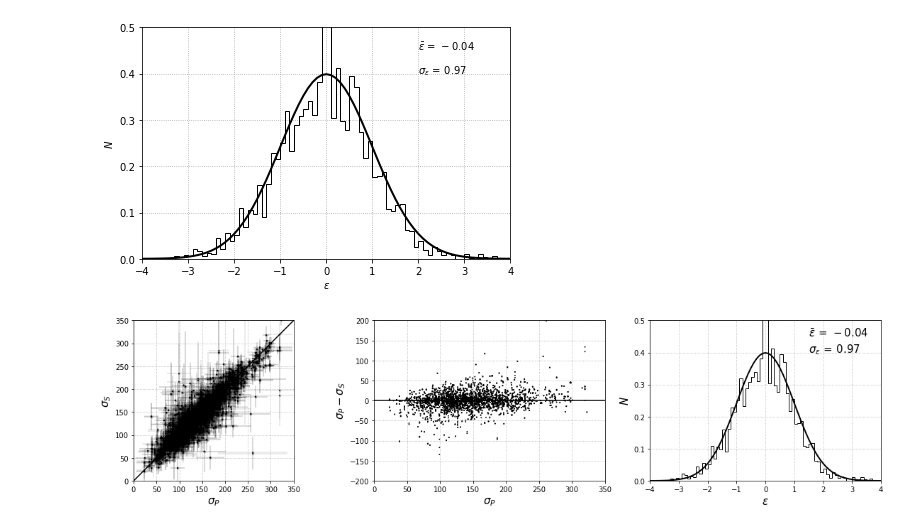
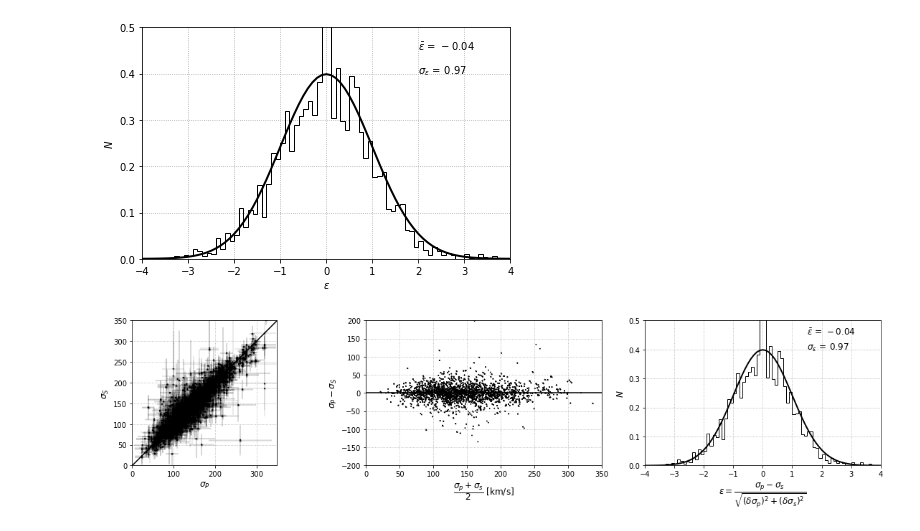
Before and after one commit to KSaid-1/DESI_fuji_FP, a Jupyter notebook: internal_consistency.ipynb, the cells around one changed output. Drawn from its saved outputs; the diff is of its cells as text; code cells hidden in the pictures.

```diff
--- a/internal_consistency.ipynb
+++ b/internal_consistency.ipynb
@@ -89,39 +89,39 @@ plt.show()
 # %%
 f_1, ((ax1, ax2, ax3)) = plt.subplots(nrows=1,ncols=3, figsize=(16, 4),sharex=False, sharey=False)
 ax1.set_ylim(0.0,350.0)
 ax1.set_xlim(0.0,350.0)
 xxx=[0,350];yyy=[0,350]
 ax1.errorbar(sigma_1,sigma_2,xerr=err_1,yerr=err_2,fmt=".k",alpha=0.1)
 ax1.scatter(sigma_1,sigma_2,color='black',edgecolor='none',s=3.5)
 ax1.plot(xxx,yyy,color="black")
 ax1.grid(b=True, which='both', color='0.65',linestyle=':')
 ax1.set_aspect(1)
-ax1.set_xlabel(r'$\sigma_{P}$',size=15)
-ax1.set_ylabel(r'$\sigma_{S}$',size=15)
+ax1.set_xlabel(r'$\sigma_{P}$',size=12)
+ax1.set_ylabel(r'$\sigma_{S}$',size=12)
 
 ax2.set_ylim(-200,200)
 ax2.set_xlim(0.0,350.0)
-ax2.scatter(sigma_1,sigma_1-sigma_2,color='black',edgecolor='none',s=3.5)
+ax2.scatter(((sigma_1+sigma_2)/2.),sigma_1-sigma_2,color='black',edgecolor='none',s=3.5)
 ax2.axhline(y=0.0,color="black")
 ax2.grid(b=True, which='both', color='0.65',linestyle=':')
-ax2.set_xlabel(r'$\sigma_{P}$',size=15)
-ax2.set_ylabel(r'$\sigma_{P} - \sigma_{S}$',size=15)
+ax2.set_xlabel(r'$\dfrac{\sigma_{p} + \sigma_{s}}{2}$ [km/s]',size=12)
+ax2.set_ylabel(r'$\sigma_{P} - \sigma_{S}$',size=12)
 #ax2.set_aspect(1)
 
 ax3.set_ylim(0.0,0.5)
 ax3.set_xlim(-4.0,4.0)
 events_prop, edges_prop, patches_prop = plt.hist(pull_pipe,bins=np.arange(-5.0,5.0,0.1),density=1,histtype='step',color='black',label='sigmastar_lamost vs. veldisp_sdss')#,label='Normalized uncorrected $P(r)$')#
 y = norm.pdf(edges_prop, 0.0, 1.0)
 l = ax3.plot(edges_prop, y, 'k', linewidth=2,label='Gaussian with mean 0 and $\sigma$ 1')#,label='Gaussian fit to the uncorrected $P(r)$')
 #plt.hist(pull_pipe,bins=arange(-5.0,5.0,0.1),color='black')
 ax3.grid(b=True, which='both', color='0.65',linestyle=':')
-ax3.set_xlabel(r'$\epsilon$',size=15)
-ax3.set_ylabel(r'$N$',size=15)
-ax3.text(1.5,0.45,r'$\bar{\epsilon}\/=\/'+'{0:.2f}'.format(np.mean(pull_pipe))+'$',size=15)#, fontname = 'Times New Roman',size=20)
-ax3.text(1.5,0.4,r'$\sigma_{\epsilon}\/=\/'+'{0:.2f}'.format(np.std(pull_pipe))+'$',size=15)
+ax3.set_xlabel(r'$\epsilon = \dfrac{\sigma_{p} - \sigma_{s}}{\sqrt{(\delta \sigma_{p})^2 + (\delta \sigma_{s})^2}}$',size=12)
+ax3.set_ylabel(r'$N$',size=12)
+ax3.text(1.5,0.45,r'$\bar{\epsilon}\/=\/'+'{0:.2f}'.format(np.mean(pull_pipe))+'$',size=12)#, fontname = 'Times New Roman',size=20)
+ax3.text(1.5,0.4,r'$\sigma_{\epsilon}\/=\/'+'{0:.2f}'.format(np.std(pull_pipe))+'$',size=12)
 
 plt.tight_layout()
 plt.savefig('internal_consistency.png')
 plt.show()
 # %% [output]
-[figure, old version]
+[figure, new version]
```
Also changed, not shown: 1 other file.
